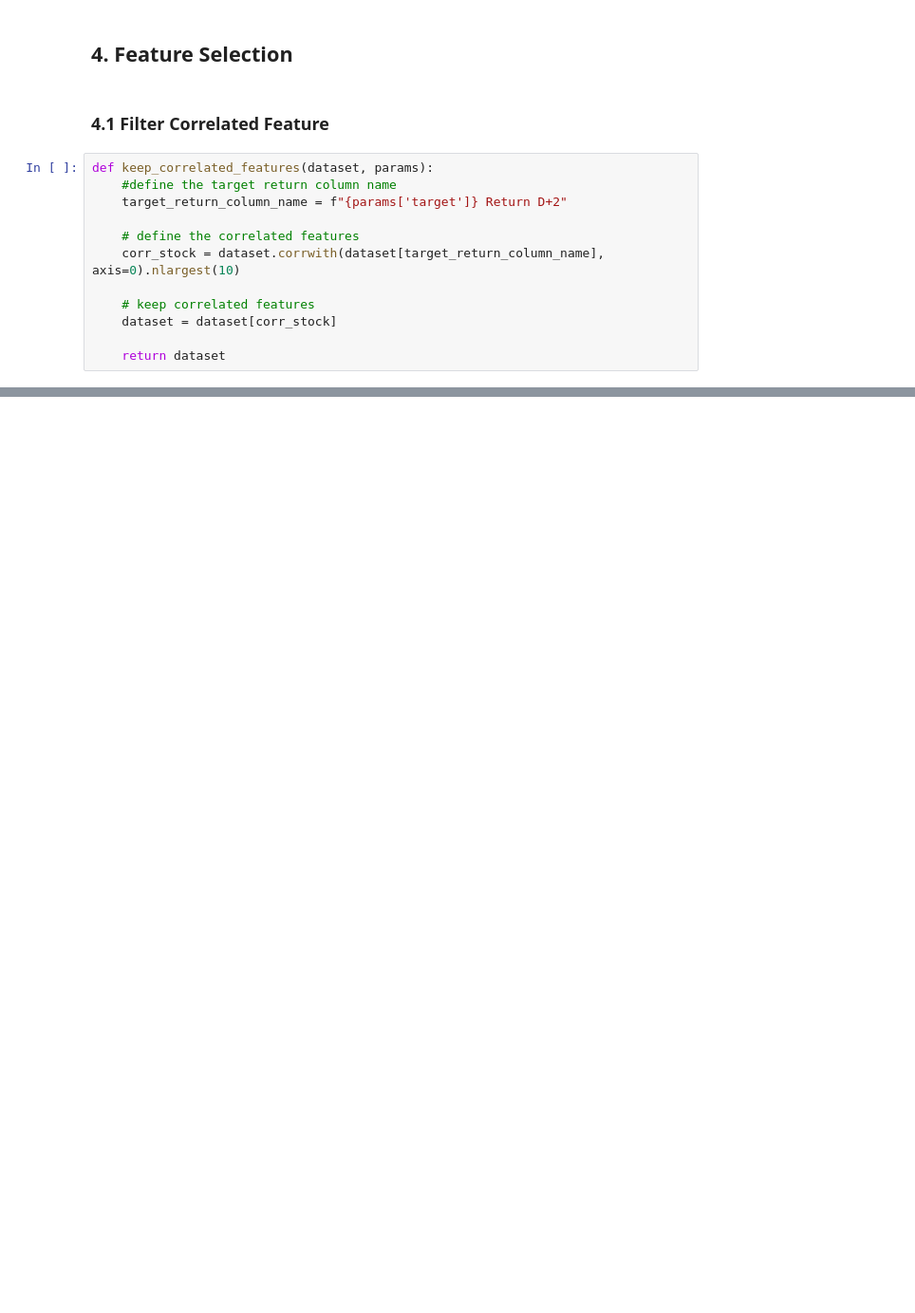
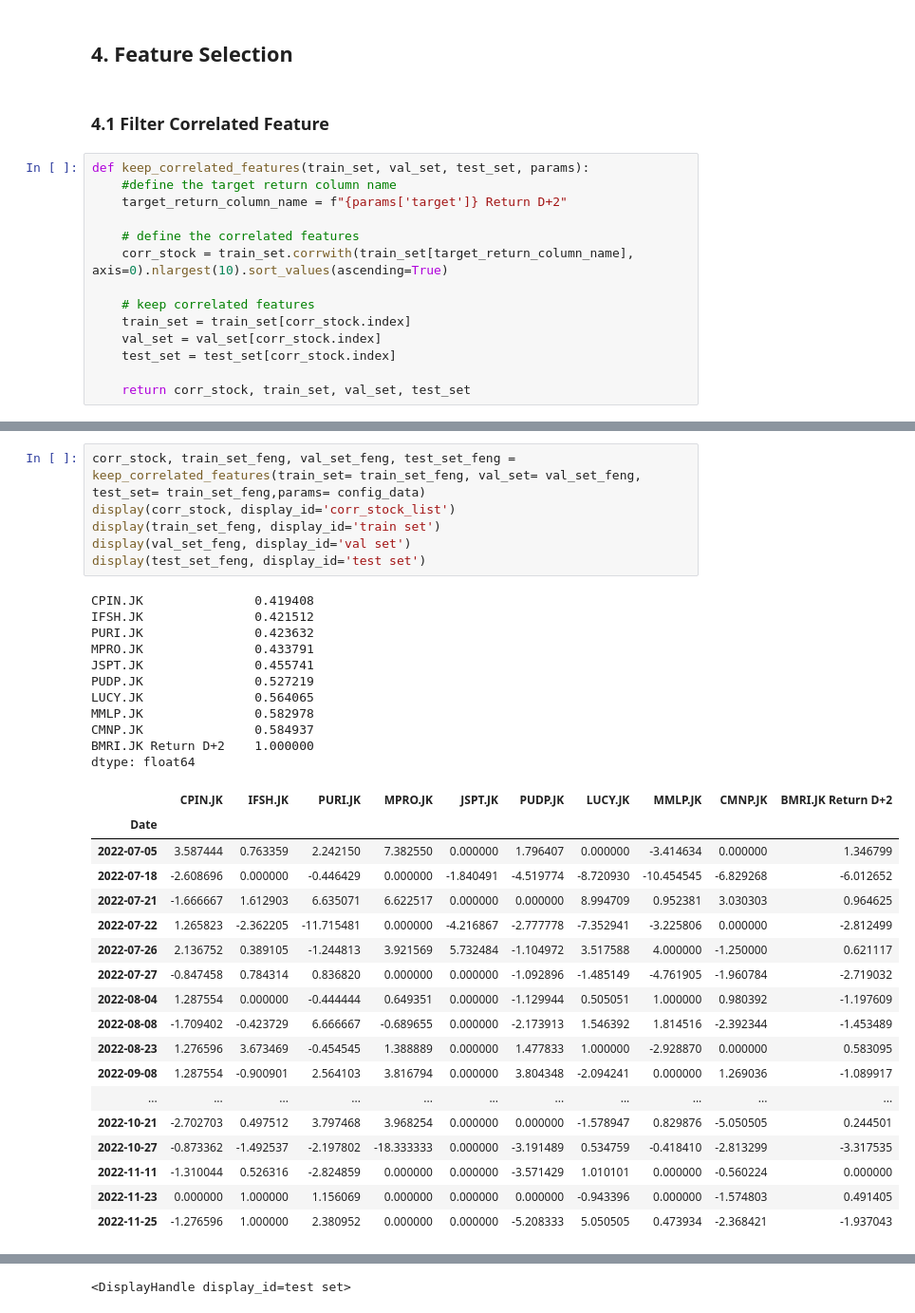
Before and after one commit to tgaufa/stock_prediction_time_series_modelling, a Jupyter notebook: 2. preprocessing.ipynb, the cells around one changed output, grey strips where cells are left out. Shown: that part at 95% size. Cells and saved outputs as stored; diff of their text form; blank space fills up the shorter version.

```diff
--- a/2. preprocessing.ipynb
+++ b/2. preprocessing.ipynb
@@ -179,14 +136,16 @@ display(test_set_ran_feng.shape)
 # %% [markdown]
 ### 4.1 Filter Correlated Feature
 # %%
-def keep_correlated_features(dataset, params):
+def keep_correlated_features(train_set, val_set, test_set, params):
     #define the target return column name
     target_return_column_name = f"{params['target']} Return D+2"
 
     # define the correlated features
-    corr_stock = dataset.corrwith(dataset[target_return_column_name], axis=0).nlargest(10)
+    corr_stock = train_set.corrwith(train_set[target_return_column_name], axis=0).nlargest(10).sort_values(ascending=True)
 
     # keep correlated features
-    dataset = dataset[corr_stock]
+    train_set = train_set[corr_stock.index]
+    val_set = val_set[corr_stock.index]
+    test_set = test_set[corr_stock.index]
 
-    return dataset
+    return corr_stock, train_set, val_set, test_set
@@ -333,0 +152,36 @@ Lasso does not accept missing values encoded as NaN natively. For supervised lea
+# %%
+corr_stock, train_set_feng, val_set_feng, test_set_feng = keep_correlated_features(train_set= train_set_feng, val_set= val_set_feng, test_set= train_set_feng,params= config_data)
+display(corr_stock, display_id='corr_stock_list')
+display(train_set_feng, display_id='train set')
+display(val_set_feng, display_id='val set')
+display(test_set_feng, display_id='test set')
+# %% [output]
+CPIN.JK               0.419408
+IFSH.JK               0.421512
+PURI.JK               0.423632
+MPRO.JK               0.433791
+JSPT.JK               0.455741
+PUDP.JK               0.527219
+LUCY.JK               0.564065
+MMLP.JK               0.582978
+CMNP.JK               0.584937
+BMRI.JK Return D+2    1.000000
+dtype: float64
+|  | CPIN.JK | IFSH.JK | PURI.JK | MPRO.JK | JSPT.JK | PUDP.JK | LUCY.JK | MMLP.JK | CMNP.JK | BMRI.JK Return D+2 |
+| Date |  |  |  |  |  |  |  |  |  |  |
+| 2022-07-05 | 3.587444 | 0.763359 | 2.242150 | 7.382550 | 0.000000 | 1.796407 | 0.000000 | -3.414634 | 0.000000 | 1.346799 |
+| 2022-07-18 | -2.608696 | 0.000000 | -0.446429 | 0.000000 | -1.840491 | -4.519774 | -8.720930 | -10.454545 | -6.829268 | -6.012652 |
+| 2022-07-21 | -1.666667 | 1.612903 | 6.635071 | 6.622517 | 0.000000 | 0.000000 | 8.994709 | 0.952381 | 3.030303 | 0.964625 |
+| 2022-07-22 | 1.265823 | -2.362205 | -11.715481 | 0.000000 | -4.216867 | -2.777778 | -7.352941 | -3.225806 | 0.000000 | -2.812499 |
+| 2022-07-26 | 2.136752 | 0.389105 | -1.244813 | 3.921569 | 5.732484 | -1.104972 | 3.517588 | 4.000000 | -1.250000 | 0.621117 |
+| 2022-07-27 | -0.847458 | 0.784314 | 0.836820 | 0.000000 | 0.000000 | -1.092896 | -1.485149 | -4.761905 | -1.960784 | -2.719032 |
+| 2022-08-04 | 1.287554 | 0.000000 | -0.444444 | 0.649351 | 0.000000 | -1.129944 | 0.505051 | 1.000000 | 0.980392 | -1.197609 |
+| 2022-08-08 | -1.709402 | -0.423729 | 6.666667 | -0.689655 | 0.000000 | -2.173913 | 1.546392 | 1.814516 | -2.392344 | -1.453489 |
+| 2022-08-23 | 1.276596 | 3.673469 | -0.454545 | 1.388889 | 0.000000 | 1.477833 | 1.000000 | -2.928870 | 0.000000 | 0.583095 |
+| 2022-09-08 | 1.287554 | -0.900901 | 2.564103 | 3.816794 | 0.000000 | 3.804348 | -2.094241 | 0.000000 | 1.269036 | -1.089917 |
+| ... | ... | ... | ... | ... | ... | ... | ... | ... | ... | ... |
+| 2022-10-21 | -2.702703 | 0.497512 | 3.797468 | 3.968254 | 0.000000 | 0.000000 | -1.578947 | 0.829876 | -5.050505 | 0.244501 |
+| 2022-10-27 | -0.873362 | -1.492537 | -2.197802 | -18.333333 | 0.000000 | -3.191489 | 0.534759 | -0.418410 | -2.813299 | -3.317535 |
+| 2022-11-11 | -1.310044 | 0.526316 | -2.824859 | 0.000000 | 0.000000 | -3.571429 | 1.010101 | 0.000000 | -0.560224 | 0.000000 |
+| 2022-11-23 | 0.000000 | 1.000000 | 1.156069 | 0.000000 | 0.000000 | 0.000000 | -0.943396 | 0.000000 | -1.574803 | 0.491405 |
+| 2022-11-25 | -1.276596 | 1.000000 | 2.380952 | 0.000000 | 0.000000 | -5.208333 | 5.050505 | 0.473934 | -2.368421 | -1.937043 |
@@ -333,0 +218 @@ Lasso does not accept missing values encoded as NaN natively. For supervised lea
+<DisplayHandle display_id=test set>
```
Also changed, not shown: parts of 25 cells of this notebook, 21 other files.
